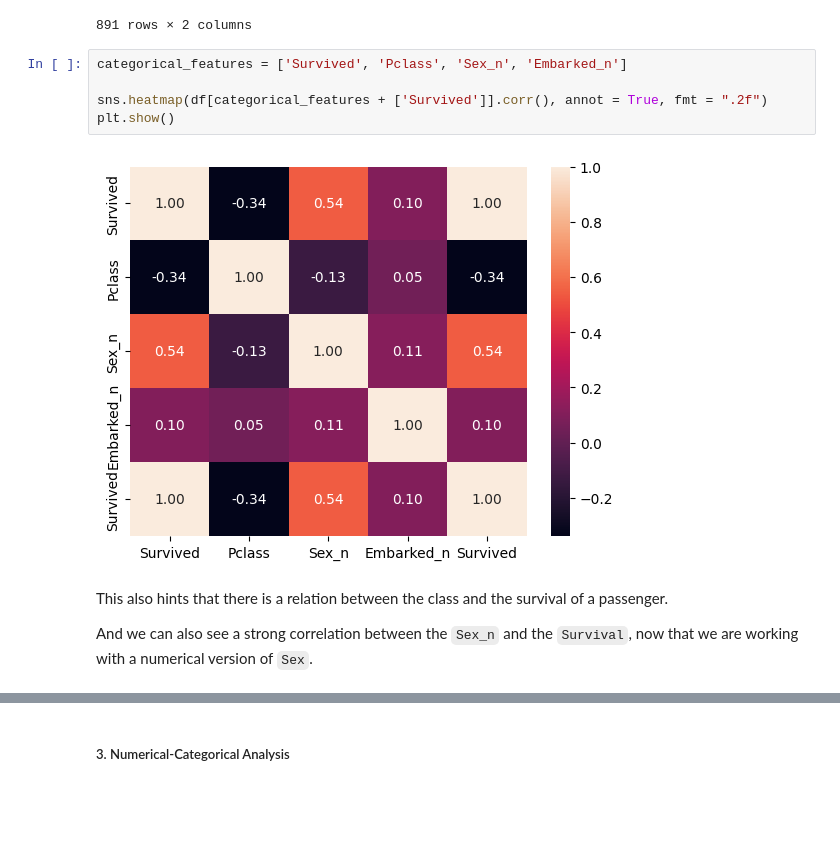
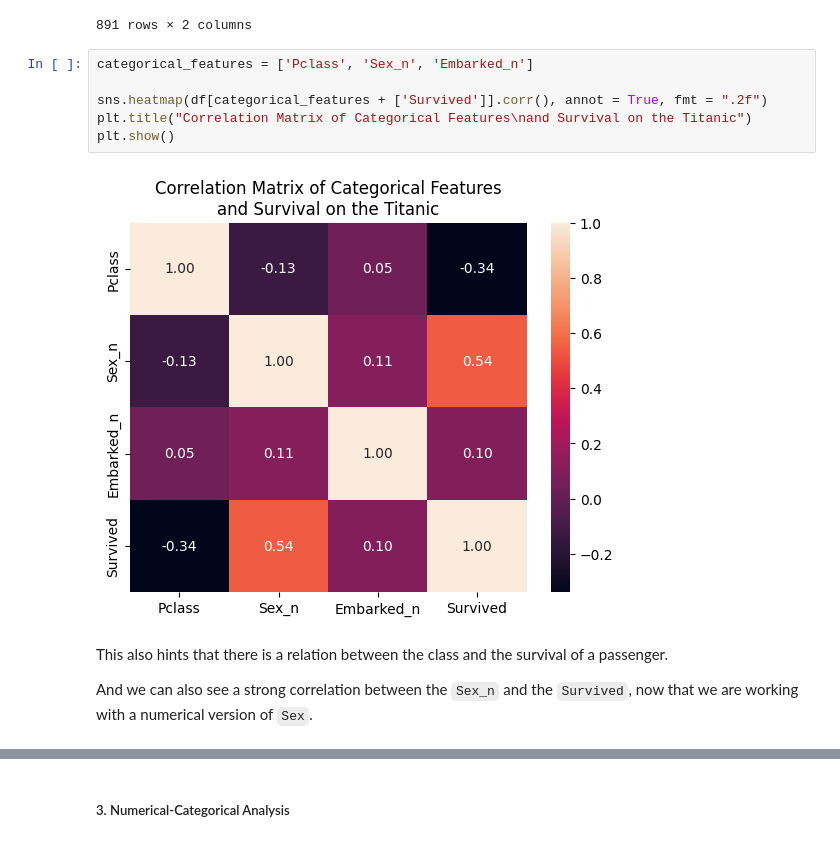
Before and after one commit to themarisolhernandez/ds-review-lessons, a Jupyter notebook: 16-exploratory-data-analysis.ipynb, the cells around one changed output, grey strips where cells are left out. Cells and saved outputs as stored; diff of their text form; blank space fills up the shorter version.

```diff
--- a/16-exploratory-data-analysis.ipynb
+++ b/16-exploratory-data-analysis.ipynb
@@ -779,16 +784,17 @@ df[["Sex", "Sex_n"]]
 | 890 | male | 0 |
 891 rows × 2 columns
 # %%
-categorical_features = ['Survived', 'Pclass', 'Sex_n', 'Embarked_n']
+categorical_features = ['Pclass', 'Sex_n', 'Embarked_n']
 
 sns.heatmap(df[categorical_features + ['Survived']].corr(), annot = True, fmt = ".2f")
+plt.title("Correlation Matrix of Categorical Features\nand Survival on the Titanic")
 plt.show()
 # %% [output]
-[figure, old version]
+[figure, new version]
 # %% [markdown]
 This also hints that there is a relation between the class and the survival of a passenger.
 
-And we can also see a strong correlation between the `Sex_n` and the `Survival`, now that we are working with a numerical version of `Sex`.
+And we can also see a strong correlation between the `Sex_n` and the `Survived`, now that we are working with a numerical version of `Sex`.
 # %%
 # Warning! Pairplots can be slow!
 # And not too useful for categorical data
```
Also changed, not shown: parts of 37 cells of this notebook, 4 other files.
